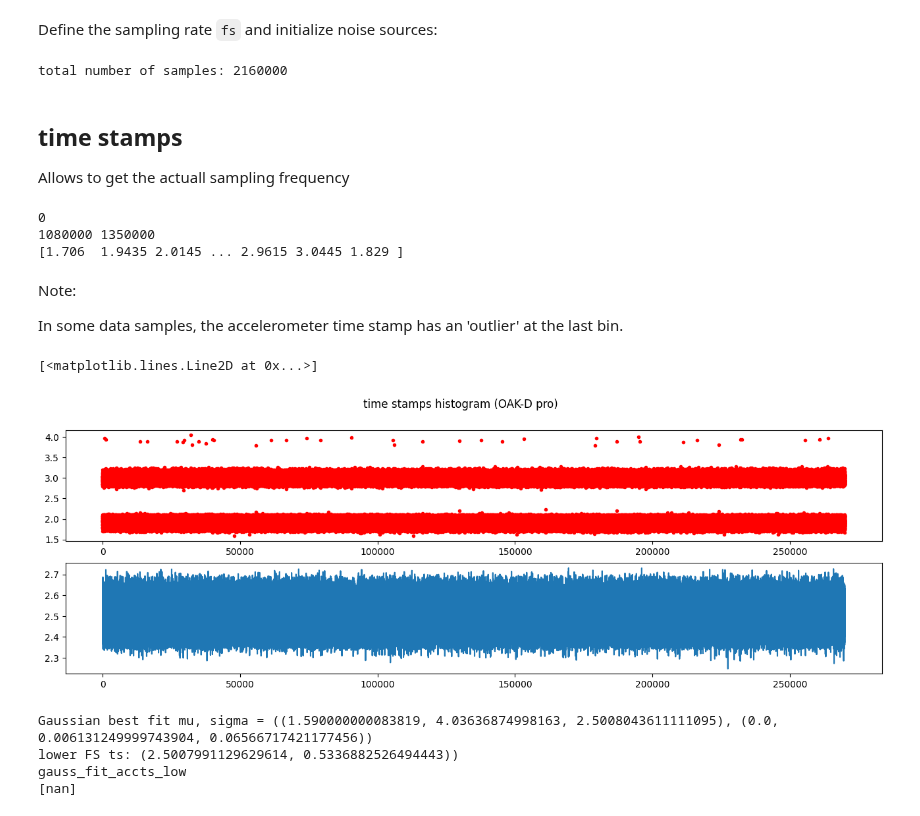
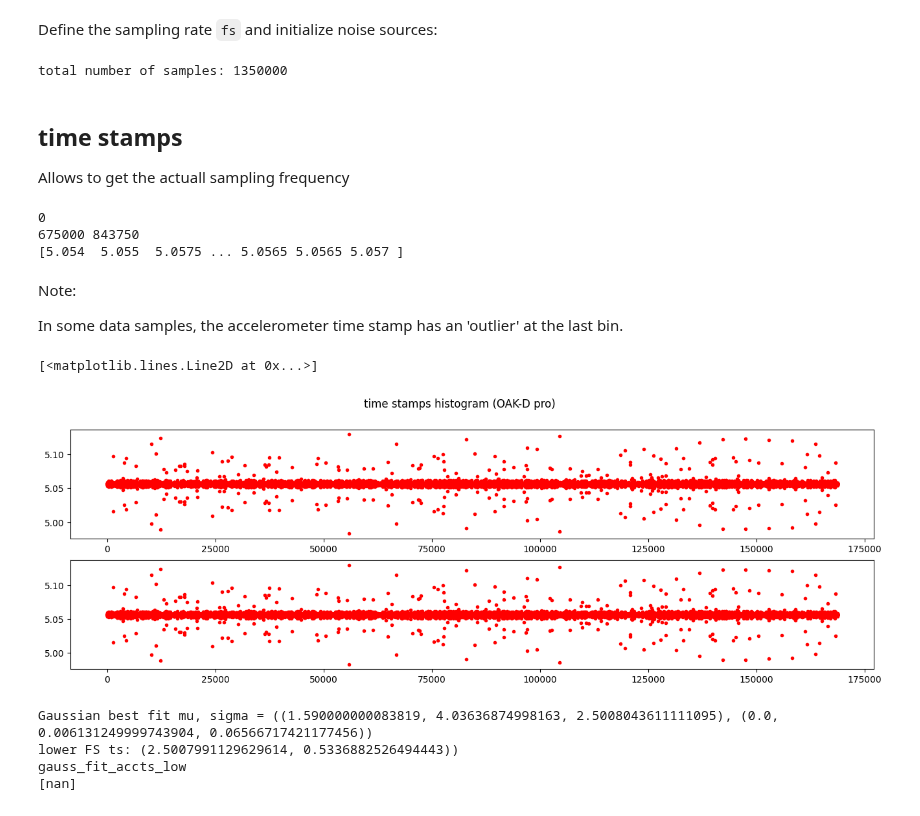
Before and after one commit to diplodocuslongus/depthai2know, a Jupyter notebook: IMU/imu_noise_characterization.ipynb, the cells around one changed output. Saved outputs shown, nothing was run; the diff lists cells and outputs as text; code cells hidden in the pictures.

```diff
--- a/IMU/imu_noise_characterization.ipynb
+++ b/IMU/imu_noise_characterization.ipynb
@@ -43,8 +43,9 @@ HOME = os.getenv("HOME")
 # CSV_FILENAME = 'oak_BNO086_6mn_gyroSR400_accSR500_zDown.csv'
 # CSV_FILENAME = 'imu_oak_BNO086_6mn_gyroSR400_accSR500.csv'
 # CSV_FILENAME = 'imu_oak_BNO086_6mn_gyroSR100_accSR125.csv'
-CSV_FILENAME = HOME+'/Data/Drones/IMU/imu_oak_BNO086_2hr_02042024.csv'
-FS = 100  # Sample rate [Hz] # this is obtained from the measured data
+# CSV_FILENAME = HOME+'/Data/Drones/IMU/imu_oak_BNO086_2hr_02042024.csv'
+CSV_FILENAME = HOME+'/Data/Drones/IMU/OAKLight_BMI270_90mn_SR250_yUp.csv'
+FS = 250 # Sample rate [Hz] # this is obtained from the measured data
 NOISE_PARAM_UNIT = 'rad'
 PRECI= 2
 TYPE = "e" # e: exponential notation
@@ -118,7 +119,7 @@ dataArr_shape = dataArr.shape
 tot_nb_sample = dataArr_shape[0]
 print(f'total number of samples: {tot_nb_sample}')
 # %% [output]
-total number of samples: 2160000
+total number of samples: 1350000
 # %% [markdown]
 ## time stamps
 Allows to get the actuall sampling frequency
@@ -137,8 +138,8 @@ print(TS_SAMP_0,TS_SAMP_1)
 print(acc_ts_grad)
 # %% [output]
 0
-1080000 1350000
-[1.706  1.9435 2.0145 ... 2.9615 3.0445 1.829 ]
+675000 843750
+[5.054  5.055  5.0575 ... 5.0565 5.0565 5.057 ]
 # %% [markdown]
 Note:
 
@@ -146,15 +147,15 @@ In some data samples, the accelerometer time stamp has an 'outlier' at the last
 # %%
 # idx_non0bin_ts = np.where(acc_ts_grad > 12.0)
 # print(idx_high_ts)
 f, axarr = plt.subplots(2, sharex=False)
 # f.set_figheight(12)
 f.set_figwidth(16)
 f.suptitle(f'time stamps histogram (OAK-D pro)',fontsize = 12)
 axarr[0].plot(acc_ts_grad, 'r.',label='accel time stamp') # alpha=0.1 is the opacity (alpha in 0 - 1 range)
-axarr[1].plot(gyro_ts_grad, label='accel time stamp') # alpha=0.1 is the opacity (alpha in 0 - 1 range)
+axarr[1].plot(gyro_ts_grad, 'r.',label='accel time stamp') # alpha=0.1 is the opacity (alpha in 0 - 1 range)
 # %% [output]
 [<matplotlib.lines.Line2D at 0x...>]
-[figure, old version]
+[figure, new version]
 # %%
 f, axarr = plt.subplots(2, sharex=False)
 # f.set_figheight(12)
```
Also changed, not shown: 5 other files.
